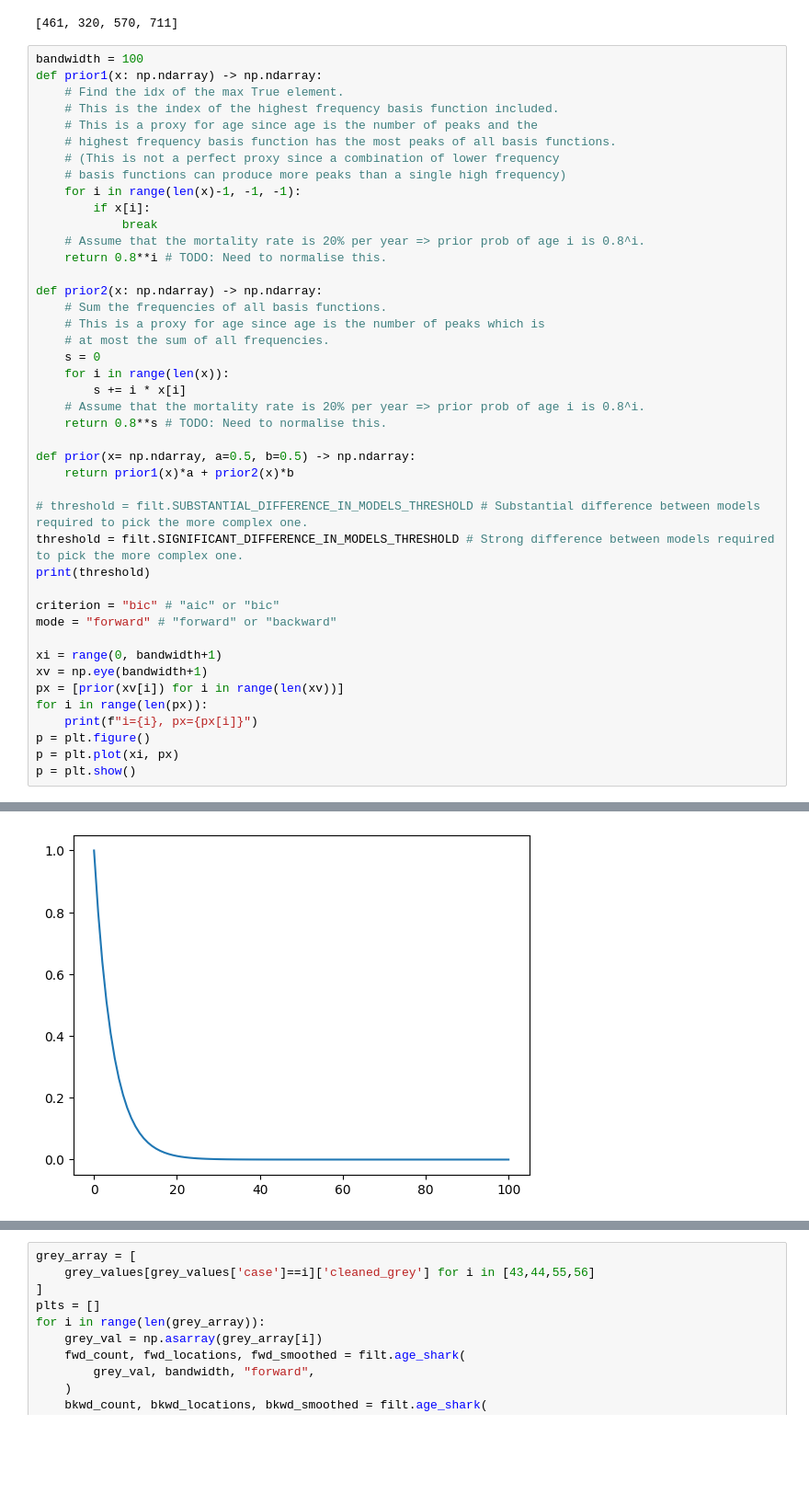
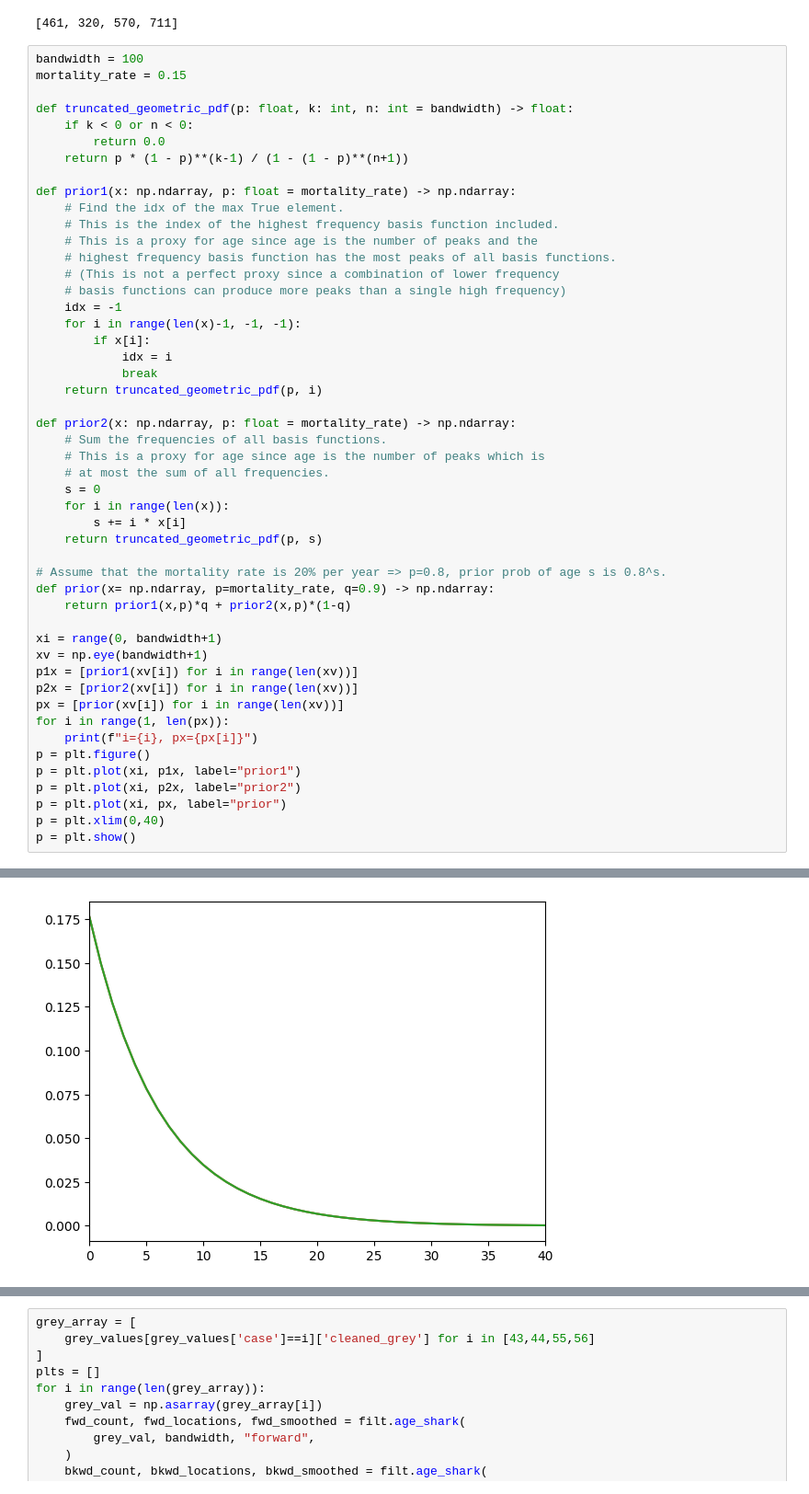
Before and after one commit to angus-lewis/SharkAgeEstimation, a Jupyter notebook: filter_demo.ipynb, the cells around one changed output, grey strips where cells are left out. Shown at 92% size. Cells and saved outputs as stored; diff of their text form; blank space fills up the shorter version.

Commit message:
Update priors in examples

```diff
--- a/filter_demo.ipynb
+++ b/filter_demo.ipynb
@@ -58,45 +58,51 @@ print([len(arr) for arr in elt_array])
 [461, 320, 570, 711]
 # %%
 bandwidth = 100
-def prior1(x: np.ndarray) -> np.ndarray:
+mortality_rate = 0.15
+
+def truncated_geometric_pdf(p: float, k: int, n: int = bandwidth) -> float:
+    if k < 0 or n < 0:
+        return 0.0
+    return p * (1 - p)**(k-1) / (1 - (1 - p)**(n+1))
+
+def prior1(x: np.ndarray, p: float = mortality_rate) -> np.ndarray:
     # Find the idx of the max True element.
     # This is the index of the highest frequency basis function included.
     # This is a proxy for age since age is the number of peaks and the
     # highest frequency basis function has the most peaks of all basis functions.
     # (This is not a perfect proxy since a combination of lower frequency
     # basis functions can produce more peaks than a single high frequency)
+    idx = -1
     for i in range(len(x)-1, -1, -1):
         if x[i]:
+            idx = i
             break
-    # Assume that the mortality rate is 20% per year => prior prob of age i is 0.8^i.
-    return 0.8**i # TODO: Need to normalise this.
+    return truncated_geometric_pdf(p, i)
 
-def prior2(x: np.ndarray) -> np.ndarray:
+def prior2(x: np.ndarray, p: float = mortality_rate) -> np.ndarray:
     # Sum the frequencies of all basis functions.
     # This is a proxy for age since age is the number of peaks which is
     # at most the sum of all frequencies.
     s = 0
     for i in range(len(x)):
         s += i * x[i]
-    # Assume that the mortality rate is 20% per year => prior prob of age i is 0.8^i.
-    return 0.8**s # TODO: Need to normalise this.
+    return truncated_geometric_pdf(p, s)
 
-def prior(x= np.ndarray, a=0.5, b=0.5) -> np.ndarray:
-    return prior1(x)*a + prior2(x)*b
-
-# threshold = filt.SUBSTANTIAL_DIFFERENCE_IN_MODELS_THRESHOLD # Substantial difference between models required to pick the more complex one.
-threshold = filt.SIGNIFICANT_DIFFERENCE_IN_MODELS_THRESHOLD # Strong difference between models required to pick the more complex one.
-print(threshold)
-
-criterion = "bic" # "aic" or "bic"
-mode = "forward" # "forward" or "backward"
+# Assume that the mortality rate is 20% per year => p=0.8, prior prob of age s is 0.8^s.
+def prior(x= np.ndarray, p=mortality_rate, q=0.9) -> np.ndarray:
+    return prior1(x,p)*q + prior2(x,p)*(1-q)
 
 xi = range(0, bandwidth+1)
 xv = np.eye(bandwidth+1)
+p1x = [prior1(xv[i]) for i in range(len(xv))]
+p2x = [prior2(xv[i]) for i in range(len(xv))]
 px = [prior(xv[i]) for i in range(len(xv))]
-for i in range(len(px)):
+for i in range(1, len(px)):
     print(f"i={i}, px={px[i]}")
 p = plt.figure()
-p = plt.plot(xi, px)
+p = plt.plot(xi, p1x, label="prior1")
+p = plt.plot(xi, p2x, label="prior2")
+p = plt.plot(xi, px, label="prior")
+p = plt.xlim(0,40)
 p = plt.show()
 # %% [output]
@@ -120 +126 @@ i=100, px=2.0370359763344975e-10
-[figure, old version]
+[figure, new version]
```
Also changed, not shown: parts of 4 cells of this notebook, 1 other file.
